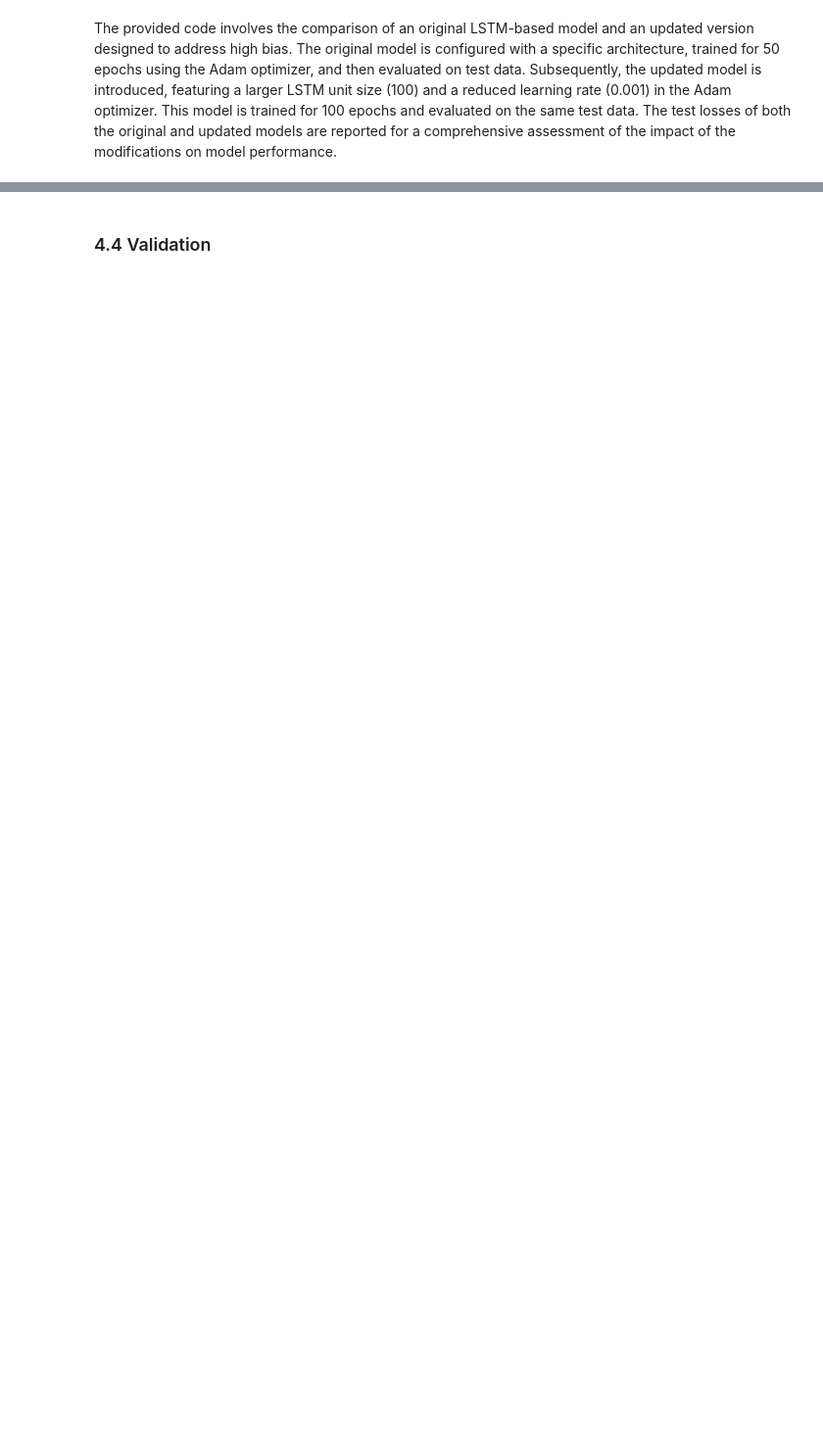
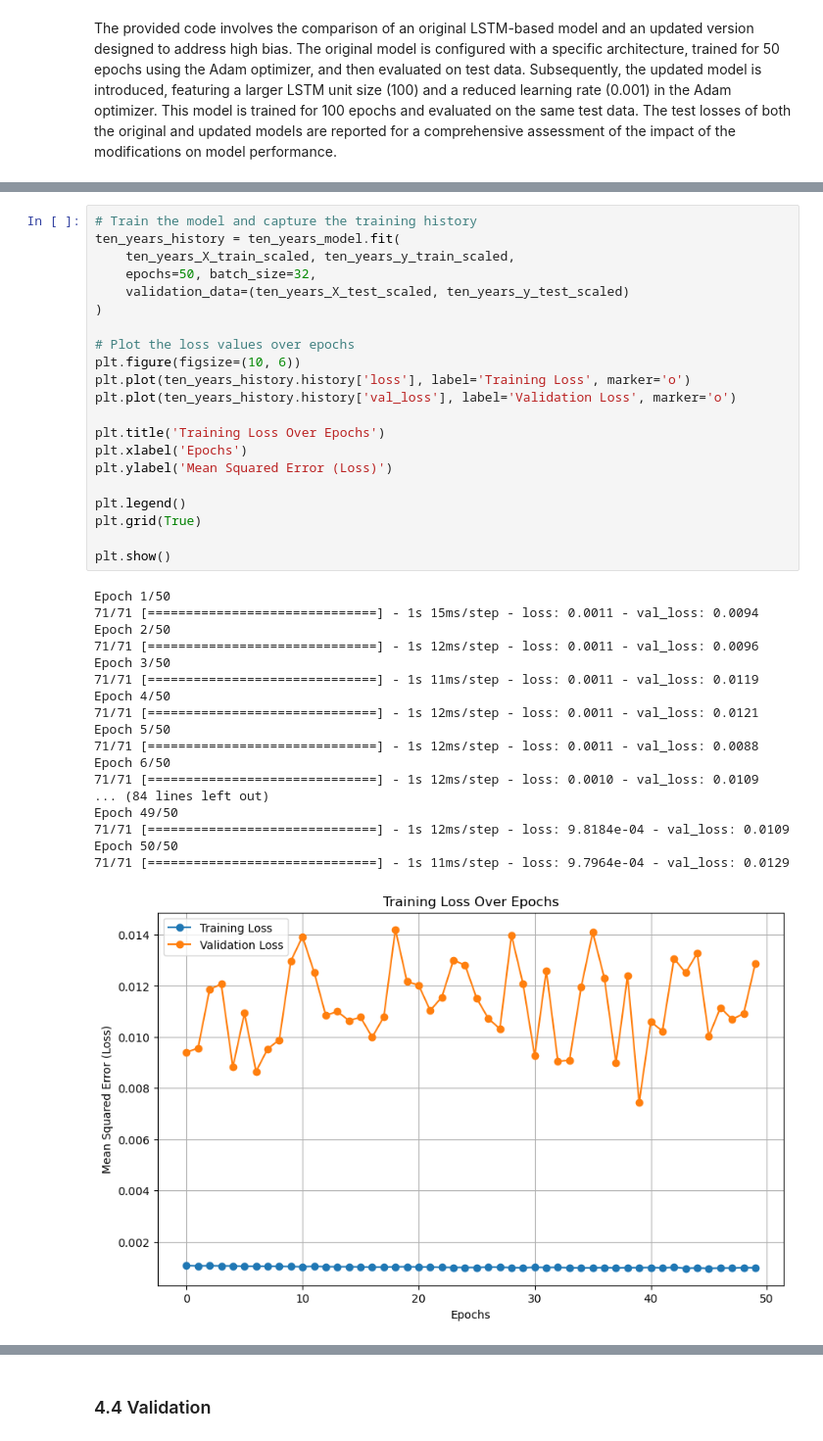
Before and after one commit to borisov5/Machine-Learning-September-2023, a Jupyter notebook: My Project/my_project.ipynb, the cells around one changed output, grey strips where cells are left out. Shown at 98% size. Cells and saved outputs as stored; diff of their text form; blank space fills up the shorter version.

```diff
--- a/My Project/my_project.ipynb
+++ b/My Project/my_project.ipynb
@@ -556,0 +696,40 @@ The provided code involves the comparison of an original LSTM-based model and an
+# %%
+# Train the model and capture the training history
+ten_years_history = ten_years_model.fit(
+    ten_years_X_train_scaled, ten_years_y_train_scaled,
+    epochs=50, batch_size=32,
+    validation_data=(ten_years_X_test_scaled, ten_years_y_test_scaled)
+)
+
+# Plot the loss values over epochs
+plt.figure(figsize=(10, 6))
+plt.plot(ten_years_history.history['loss'], label='Training Loss', marker='o')
+plt.plot(ten_years_history.history['val_loss'], label='Validation Loss', marker='o')
+
+plt.title('Training Loss Over Epochs')
+plt.xlabel('Epochs')
+plt.ylabel('Mean Squared Error (Loss)')
+
+plt.legend()
+plt.grid(True)
+
+plt.show()
+# %% [output]
+Epoch 1/50
+71/71 [==============================] - 1s 15ms/step - loss: 0.0011 - val_loss: 0.0094
+Epoch 2/50
+71/71 [==============================] - 1s 12ms/step - loss: 0.0011 - val_loss: 0.0096
+Epoch 3/50
+71/71 [==============================] - 1s 11ms/step - loss: 0.0011 - val_loss: 0.0119
+Epoch 4/50
+71/71 [==============================] - 1s 12ms/step - loss: 0.0011 - val_loss: 0.0121
+Epoch 5/50
+71/71 [==============================] - 1s 12ms/step - loss: 0.0011 - val_loss: 0.0088
+Epoch 6/50
+71/71 [==============================] - 1s 12ms/step - loss: 0.0010 - val_loss: 0.0109
+... (84 lines left out)
+Epoch 49/50
+71/71 [==============================] - 1s 12ms/step - loss: 9.8184e-04 - val_loss: 0.0109
+Epoch 50/50
+71/71 [==============================] - 1s 11ms/step - loss: 9.7964e-04 - val_loss: 0.0129
+[figure, added]
```
Also changed, not shown: parts of 33 cells of this notebook, 2 other files.
